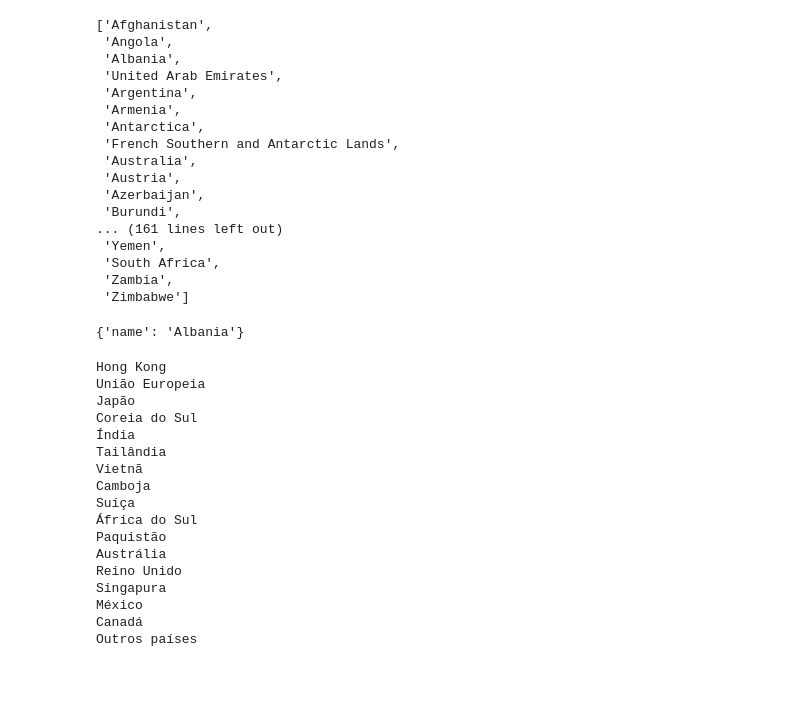
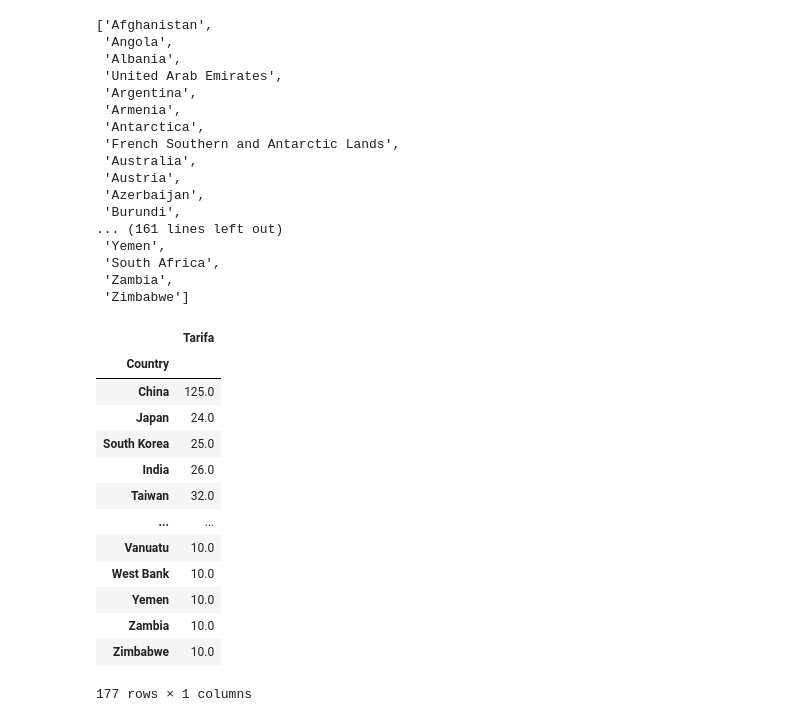
Before and after one commit to Felipe0899/Projeto-Certificacao-I, a Jupyter notebook: auxiliares/mapa_aliquotas.ipynb, the cells around one changed output. Drawn from its saved outputs; the diff is of its cells as text; code cells hidden in the pictures; blank space fills up the shorter version.

Commit message:
Mapa interativo com as tarifas

```diff
--- a/auxiliares/mapa_aliquotas.ipynb
+++ b/auxiliares/mapa_aliquotas.ipynb
@@ -86,29 +72,26 @@ paises_world
  'South Africa',
  'Zambia',
  'Zimbabwe']
-# %%
-world['features']
-# %% [output]
-{'name': 'Albania'}
-# %%
-for i in range(len(a)):
-    if a['Country'][i] not in paises_world:
-        print(a['Country'][i])
-# %% [output]
-Hong Kong
-União Europeia
-Japão
-Coreia do Sul
-Índia
-Tailândia
-Vietnã
-Camboja
-Suíça
-África do Sul
-Paquistão
-Austrália
-Reino Unido
-Singapura
-México
-Canadá
-Outros países
+# %%
+for i in paises_world:
+    if i == 'United States of America':
+        a.loc[i] = None
+    elif i not in a.index:
+        a.loc[i] = 10
+
+a
+# %% [output]
+|  | Tarifa |
+| Country |  |
+| China | 125.0 |
+| Japan | 24.0 |
+| South Korea | 25.0 |
+| India | 26.0 |
+| Taiwan | 32.0 |
+| ... | ... |
+| Vanuatu | 10.0 |
+| West Bank | 10.0 |
+| Yemen | 10.0 |
+| Zambia | 10.0 |
+| Zimbabwe | 10.0 |
+177 rows × 1 columns
```
Also changed, not shown: parts of 3 cells of this notebook.
